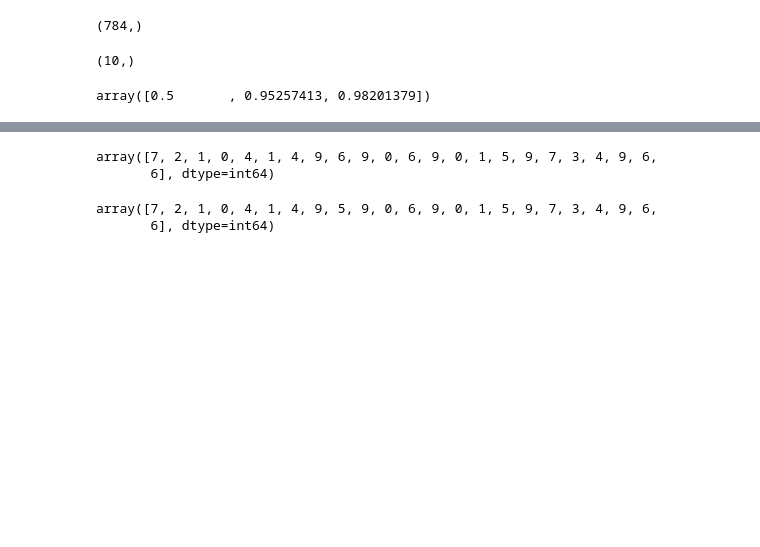
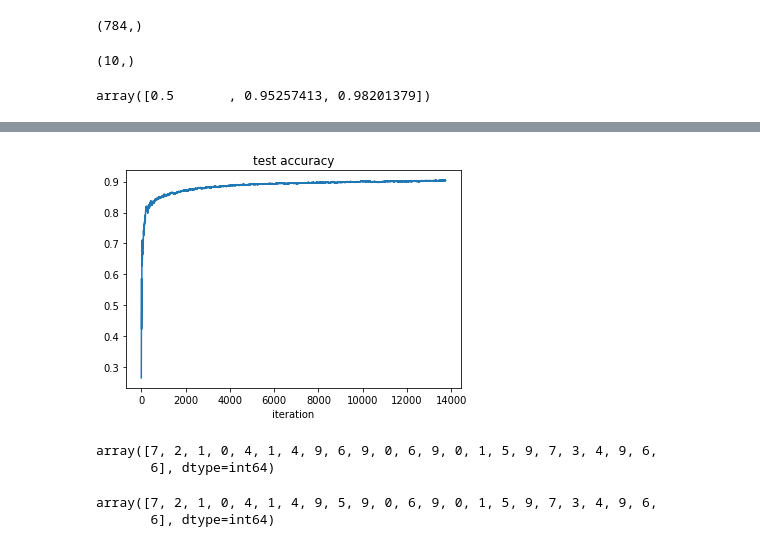
Before and after one commit to easilylazy/pattern-recognition, a Jupyter notebook: homework-12345/homework1/homework1.ipynb, the cells around one changed output, grey strips where cells are left out. Saved outputs shown, nothing was run; the diff lists cells and outputs as text; code cells hidden in the pictures; blank space fills up the shorter version.

```diff
--- a/homework-12345/homework1/homework1.ipynb
+++ b/homework-12345/homework1/homework1.ipynb
@@ -136,3 +129,10 @@ array([[ 0.00157067,  0.01358755, -0.04511265, ..., -0.00226879,
+# %%
+plt.plot(test_accs)
+plt.title('test accuracy')
+plt.xlabel('iteration')
+plt.show()
+# %% [output]
+[figure, added]
 # %%
 res=np.dot(test_set.images,w)
 # %%
```
Also changed, not shown: parts of 14 cells of this notebook.
